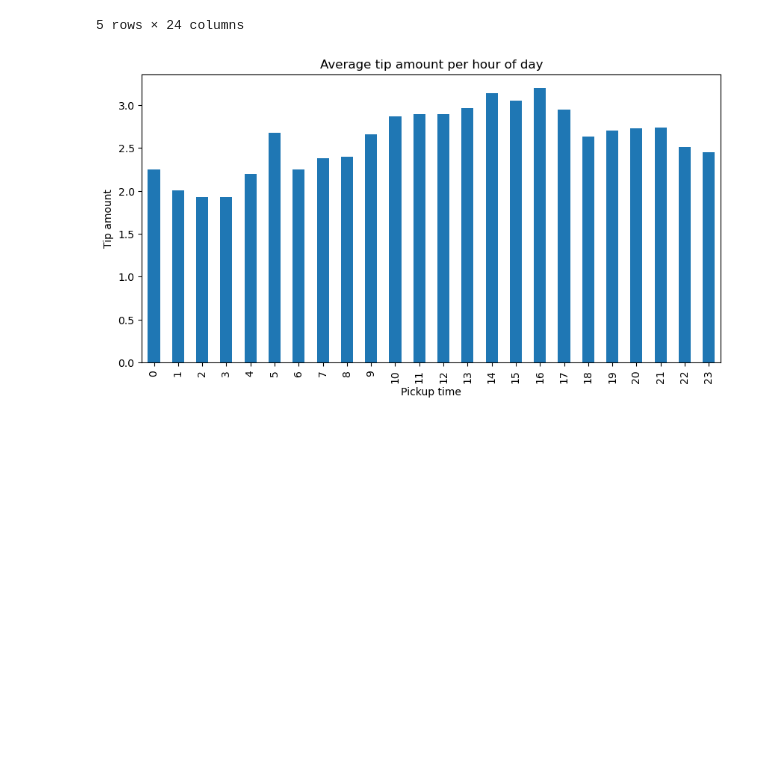
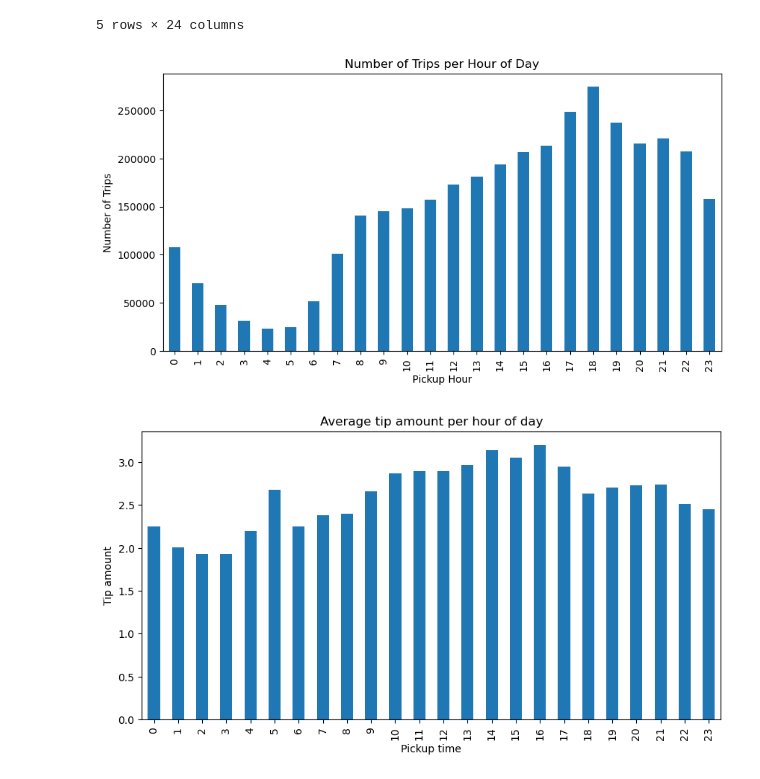
Before and after one commit to digiolu/DataEngineering, a Jupyter notebook: data exploration.ipynb, the cells around one changed output. Saved outputs shown, nothing was run; the diff lists cells and outputs as text; code cells hidden in the pictures; blank space fills up the shorter version.

```diff
--- a/data exploration.ipynb
+++ b/data exploration.ipynb
@@ -197,4 +197,19 @@ df.head()
 | 3 | 1 | 2025-02-01 00:15:13 | 2025-02-01 00:20:19 | 0.0 | 0.70 | 1.0 | ... |
 | 4 | 2 | 2025-02-01 00:02:52 | 2025-02-01 00:20:25 | 1.0 | 4.19 | 1.0 | ... |
 5 rows × 24 columns
+# %%
+#Als Fahrer möchte ich wissen, zu welchen Uhrzeiten die Peak-Zeiten sind,
+# damit ich dann gezielt fahren kann, wenn die Preise höher sind.
+
+import matplotlib.pyplot as plt
+
+trips_per_hr = df.groupby("pickup_hour").size()
+
+trips_per_hr.plot(kind="bar", figsize=(10,5))
+plt.xlabel("Pickup Hour")
+plt.ylabel("Number of Trips")
+plt.title("Number of Trips per Hour of Day")
+plt.show()
+# %% [output]
+[figure, added]
 # %%
```
Also changed, not shown: parts of 3 cells of this notebook, 3 other files.
